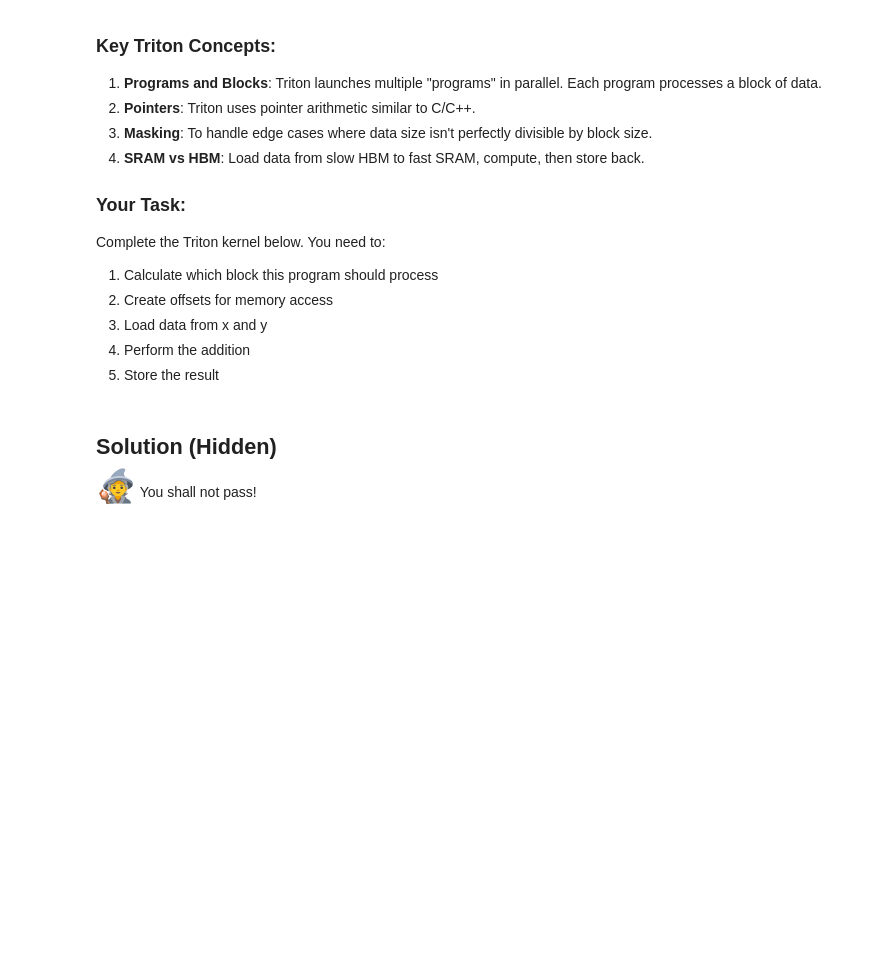
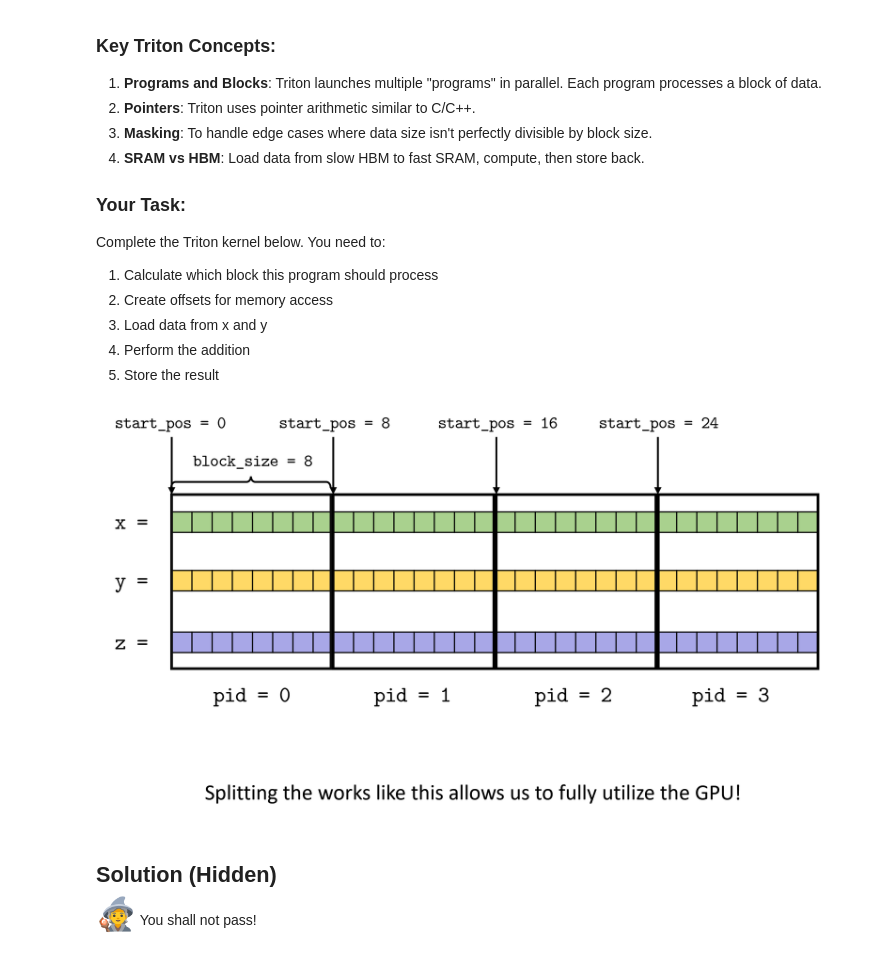
Before and after one commit to deep-spin/triton-tutorial, a Jupyter notebook: 1_vector_addition.ipynb, the cells around one changed output. Drawn from its saved outputs; the diff is of its cells as text; code cells hidden in the pictures; blank space fills up the shorter version.

Commit message:
Added images and video. Cleaned up entmax tutorial.

```diff
--- a/1_vector_addition.ipynb
+++ b/1_vector_addition.ipynb
@@ -78,6 +78,10 @@ Complete the Triton kernel below. You need to:
 3. Load data from x and y
 4. Perform the addition
 5. Store the result
+# %%
+Image("vector_add.png")
+# %% [output]
+[figure, added]
 # %%
 @triton.jit
 def add_kernel(
```
Also changed, not shown: 5 other files.
